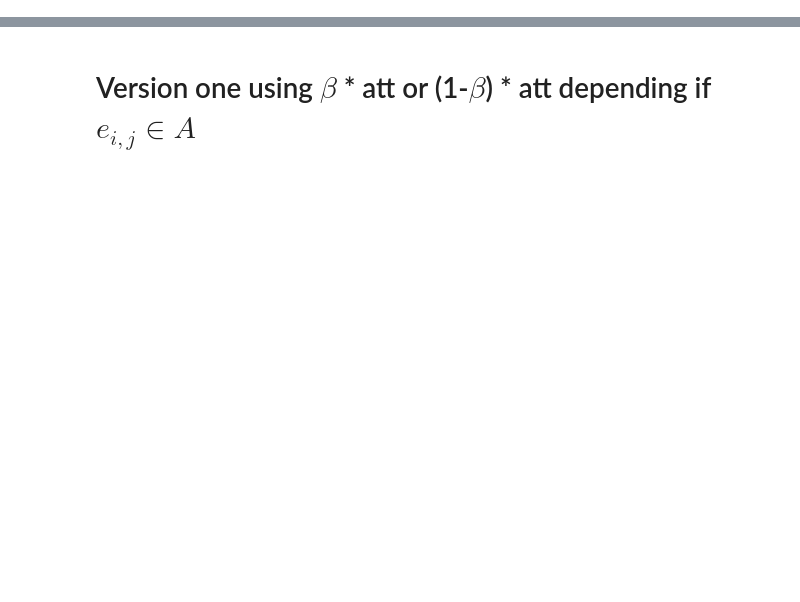
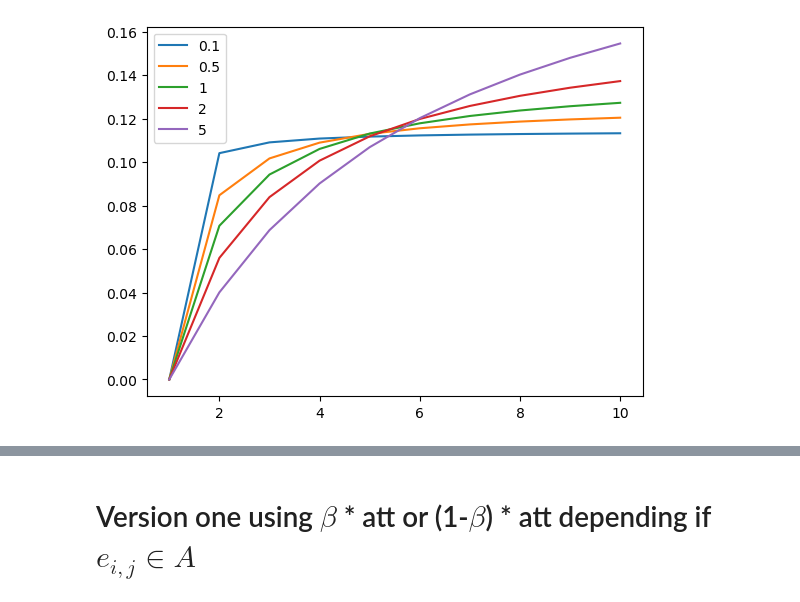
Before and after one commit to MatthiasOtth/GTA3, a Jupyter notebook: visualize_examples.ipynb, the cells around one changed output, grey strips where cells are left out. Cells and saved outputs as stored; diff of their text form; code cells hidden in the pictures; blank space fills up the shorter version.

```diff
--- a/visualize_examples.ipynb
+++ b/visualize_examples.ipynb
@@ -17,3 +42,13 @@ def phi_inverse_hops(a, A, alpha):
+# %%
+alphas = [0.1, 0.5, 1, 2, 5]
+for alph in alphas:
+    x = np.linspace(1, 10, 10)
+    y = dist(alph, x)
+    plt.plot(x, y, label=alph)
+plt.legend()
+plt.show()
+# %% [output]
+[figure, added]
 # %%
 NUM_NODES = 5
 # %%
```
Also changed, not shown: parts of 7 cells of this notebook, 5 other files.
